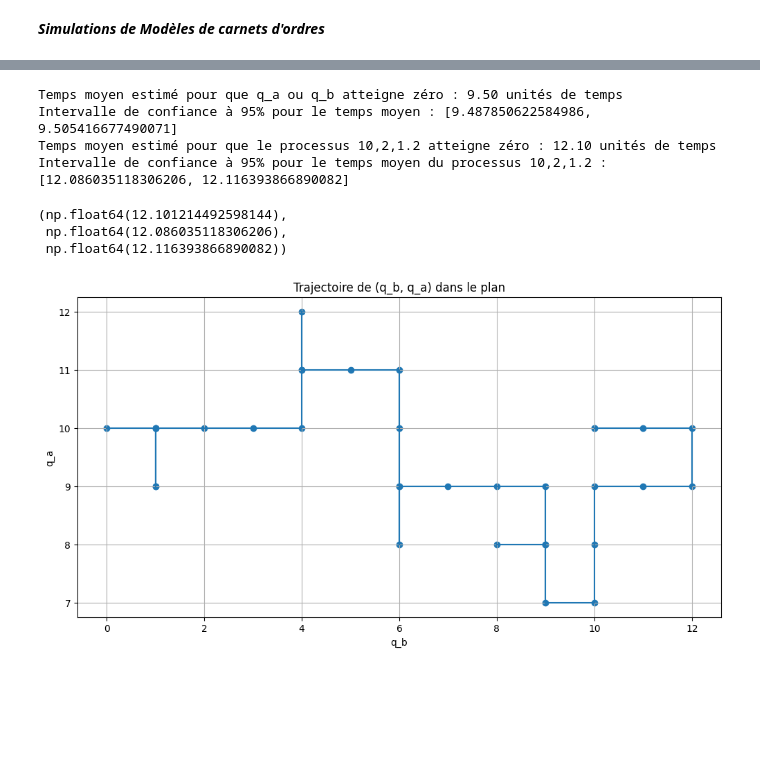
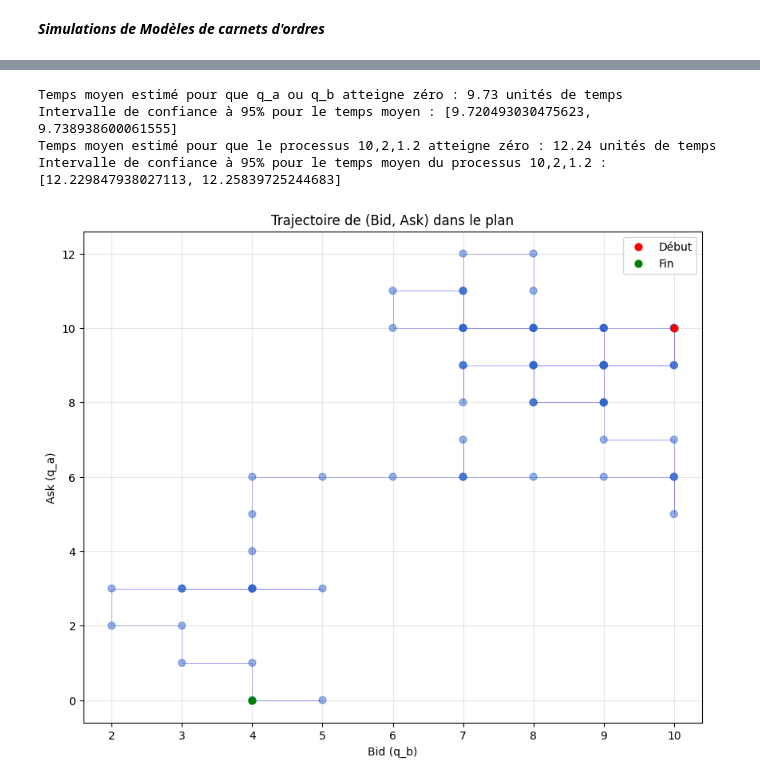
Before and after one commit to anassettahiri2004/Carnet-d-ordres-SNA, a Jupyter notebook: carnet_d_ordres.ipynb, the cells around one changed output, grey strips where cells are left out. Cells and saved outputs as stored; diff of their text form; code cells hidden in the pictures; blank space fills up the shorter version.

```diff
--- a/carnet_d_ordres.ipynb
+++ b/carnet_d_ordres.ipynb
@@ -107,30 +107,54 @@ def estimate_time_to_zero_for_one_process(lambda_plus, lambda_minus, q_0=Q_0_A,
     print(f"Intervalle de confiance à {quantile*100:.0f}% pour le temps moyen du processus {q_0},{lambda_minus},{lambda_plus} : [{lower_IC_bound}, {upper_IC_bound}]")
     return estimate, lower_IC_bound, upper_IC_bound
 # %%
-estimate_time_to_zero(LAMBDA_PLUS, LAMBDA_MINUS, num_simulations=1000, quantile=0.95)
-estimate_time_to_zero_for_one_process(LAMBDA_PLUS, LAMBDA_MINUS, num_simulations=1000, quantile=0.95)
+estimate1, lower_IC_bound1, upper_IC_bound1 = estimate_time_to_zero(LAMBDA_PLUS, LAMBDA_MINUS, num_simulations=1000, quantile=0.95)
+estimate1, lower_IC_bound1, upper_IC_bound1 = estimate_time_to_zero_for_one_process(LAMBDA_PLUS, LAMBDA_MINUS, num_simulations=1000, quantile=0.95)
 # %% [output]
-Temps moyen estimé pour que q_a ou q_b atteigne zéro : 9.50 unités de temps
-Intervalle de confiance à 95% pour le temps moyen : [9.487850622584986, 9.505416677490071]
-Temps moyen estimé pour que le processus 10,2,1.2 atteigne zéro : 12.10 unités de temps
-Intervalle de confiance à 95% pour le temps moyen du processus 10,2,1.2 : [12.086035118306206, 12.116393866890082]
+Temps moyen estimé pour que q_a ou q_b atteigne zéro : 9.73 unités de temps
+Intervalle de confiance à 95% pour le temps moyen : [9.720493030475623, 9.738938600061555]
+Temps moyen estimé pour que le processus 10,2,1.2 atteigne zéro : 12.24 unités de temps
+Intervalle de confiance à 95% pour le temps moyen du processus 10,2,1.2 : [12.229847938027113, 12.25839725244683]
-(np.float64(12.101214492598144),
- np.float64(12.086035118306206),
- np.float64(12.116393866890082))
 # %%
-q_A = []
-q_B = []
-times = np.sort(times_a + times_b)
-for t in times:
-    q_A.append(q_a_values[times_a.index(t)] if t in times_a else q_A[-1])
-    q_B.append(q_b_values[times_b.index(t)] if t in times_b else q_B[-1])
-plt.figure(figsize=(12, 6))
-plt.scatter(q_B, q_A)
-plt.plot(q_B, q_A)
-plt.title('Trajectoire de (q_b, q_a) dans le plan')
-plt.xlabel('q_b')
-plt.ylabel('q_a')
-plt.grid()
-plt.show()
+def trajectory_grid(times_b, q_b_values, times_a, q_a_values):
+    tb = np.array(times_b)
+    ta = np.array(times_a)
+    qb = np.array(q_b_values)
+    qa = np.array(q_a_values)
+
+    # O(n log n) merge: for each event time, find the last known q_b and q_a via binary search
+    all_times = np.sort(np.concatenate([ta, tb]))
+    q_B = qb[np.searchsorted(tb, all_times, side='right') - 1]
+    q_A = qa[np.searchsorted(ta, all_times, side='right') - 1]
+
+    # Count visits per (bid, ask) grid point
+    points = np.stack([q_B, q_A], axis=1)
+    _, inverse, unique_counts = np.unique(points, axis=0, return_inverse=True, return_counts=True)
+    counts = unique_counts[inverse].astype(float)
+
+    # Rare points → transparent, frequent points → opaque
+    min_alpha = 0.5
+    span = counts.max() - counts.min()
+    alphas = min_alpha + (1 - min_alpha) * (counts - counts.min()) / (span if span > 0 else 1)
+
+    rgba = np.column_stack([
+        np.full(len(q_B), 0.2),
+        np.full(len(q_B), 0.4),
+        np.full(len(q_B), 0.8),
+        alphas,
+    ])
+
+    fig, ax = plt.subplots(figsize=(10, 8))
+    ax.plot(q_B, q_A, color='blue', alpha=0.5, linewidth=0.5, zorder=1)
+    ax.scatter(q_B[1:-1], q_A[1:-1], c=rgba[1:-1], s=40, zorder=2)
+    ax.set_title('Trajectoire de (Bid, Ask) dans le plan')
+    plt.scatter([q_B[0]], [q_A[0]], s=40, zorder=2, c='red', label='Début')
+    plt.scatter([q_B[-1]], [q_A[-1]], s=40, zorder=2, c='green', label='Fin')
+    plt.legend()
+    ax.set_xlabel('Bid (q_b)')
+    ax.set_ylabel('Ask (q_a)')
+    plt.grid(alpha=0.3)
+    plt.show()
-# %% [output]
-[figure, removed]
+# %%
+trajectory_grid(times_b, q_b_values, times_a, q_a_values)
+# %% [output]
+[figure, added]
```
Also changed, not shown: parts of 3 cells of this notebook.
